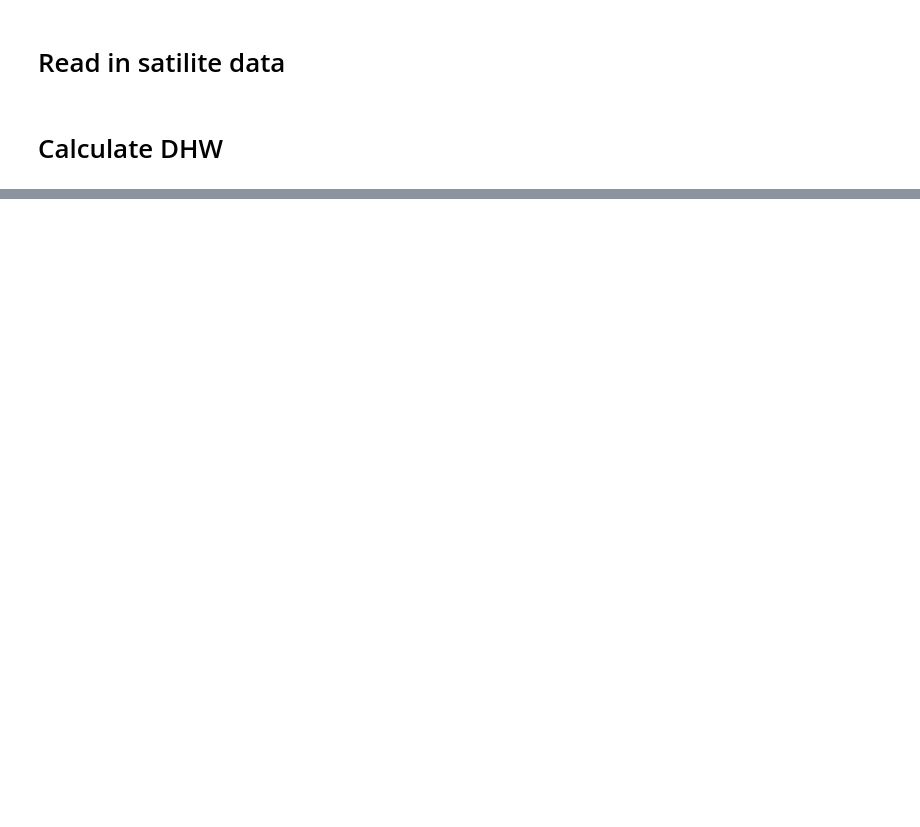
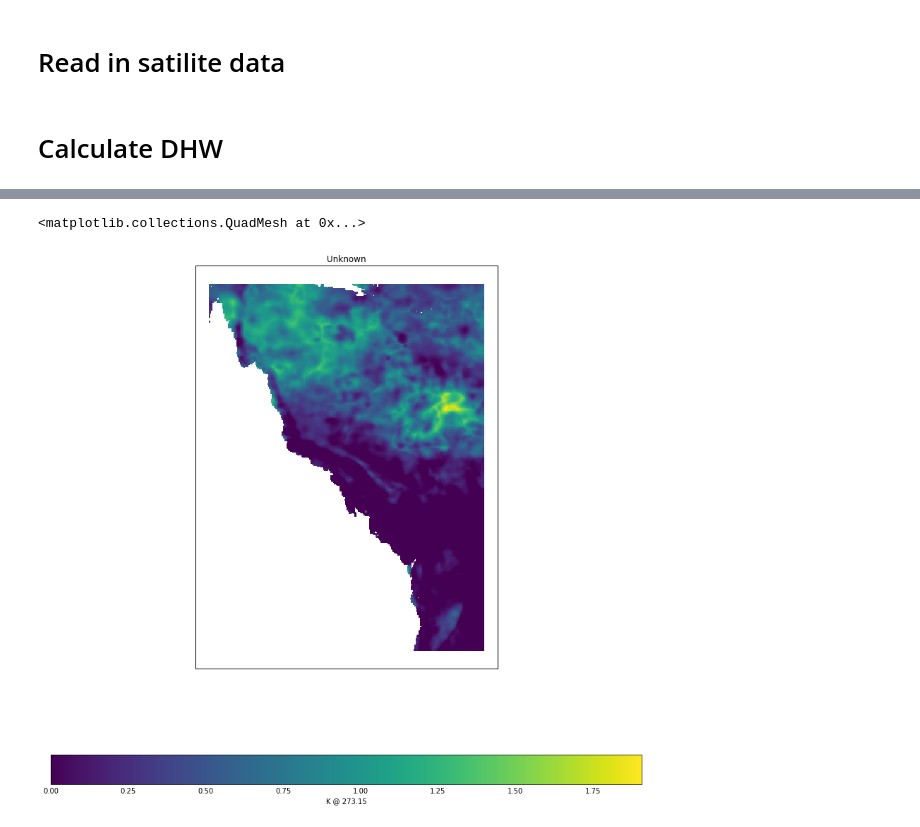
Before and after one commit to PaulHalloran/Jupiter_notebooks_halloran, a Jupyter notebook: dhw_satilite_sst.ipynb, the cells around one changed output, grey strips where cells are left out. Cells and saved outputs as stored; diff of their text form; code cells hidden in the pictures; blank space fills up the shorter version.

```diff
--- a/dhw_satilite_sst.ipynb
+++ b/dhw_satilite_sst.ipynb
@@ -304,2 +322,6 @@ dhm_cube_gbr = dhw(cube_region_monthly,mmm_climatology_dhm,years_over_which_to_c
+# %%
+cube_region_monthly = cube_region.aggregated_by(['month','year'], iris.analysis.MEAN)
+mmm_climatology_dhm = mmm_for_dhm(cube_region_monthly)
+dhm_cube_gbr_monthly = dhm(cube_region_monthly,mmm_climatology_dhm,years_over_which_to_calculate_dhw)
 # %%
 def asb(cube,threshold):
@@ -331,7 +360,10 @@ qplt.pcolormesh(dhw_cube_gbr_max)
 # %%
 fig = plt.figure(figsize=(15, 15))
-dhm_cube_gbr_max = dhm_cube_gbr.collapsed('time',iris.analysis.MAX)
+dhm_cube_gbr_max = dhm_cube_gbr_monthly.collapsed('time',iris.analysis.MAX)
 qplt.pcolormesh(dhm_cube_gbr_max)
+# %% [output]
+<matplotlib.collections.QuadMesh at 0x...>
+[figure, added]
 # %%
 fig = plt.figure(figsize=(8, 8))
 plt.scatter(dhw_avg.coord('year').points,dhw_avg.data,s=150)
```
Also changed, not shown: parts of 13 cells of this notebook, 4 other files.
